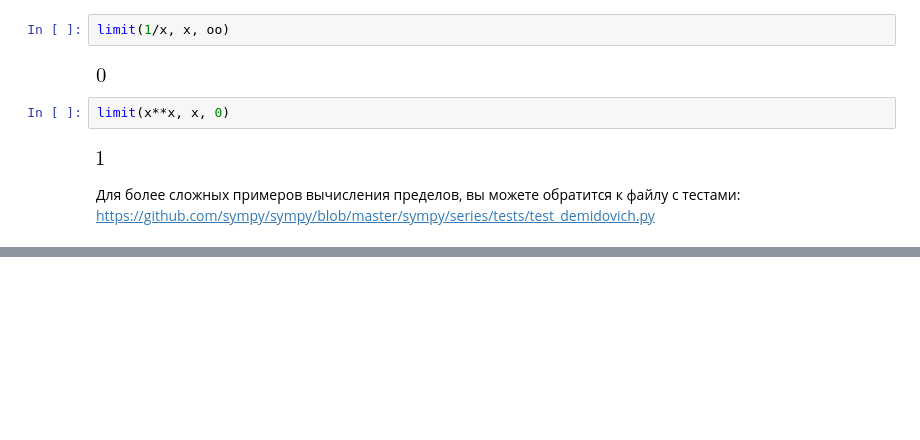
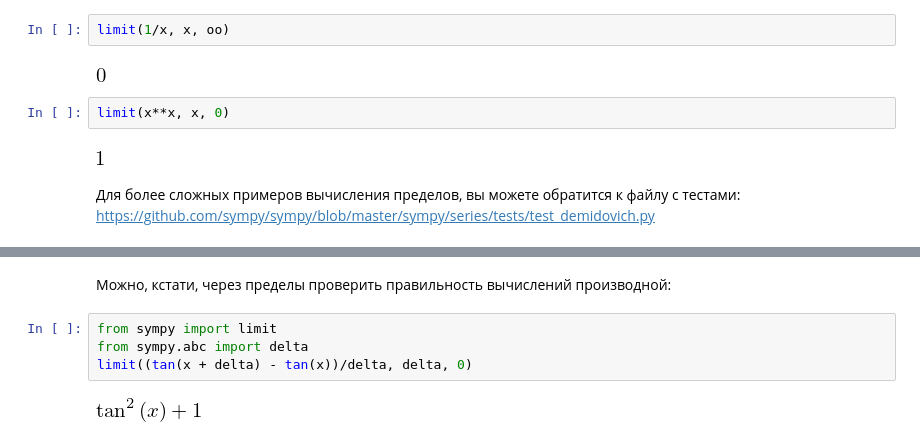
Before and after one commit to KazAndr/balavstvo_checking, a Jupyter notebook: test_modules/sympy/sympy_test.ipynb, the cells around one changed output, grey strips where cells are left out. Cells and saved outputs as stored; diff of their text form; blank space fills up the shorter version.

```diff
--- a/test_modules/sympy/sympy_test.ipynb
+++ b/test_modules/sympy/sympy_test.ipynb
@@ -188,0 +206,8 @@ limit(x**x, x, 0)
+# %% [markdown]
+Можно, кстати, через пределы проверить правильность вычислений производной:
+# %%
+from sympy import limit
+from sympy.abc import delta
+limit((tan(x + delta) - tan(x))/delta, delta, 0)
+# %% [output]
+[figure, added]
```
Also changed, not shown: parts of 8 cells of this notebook.
